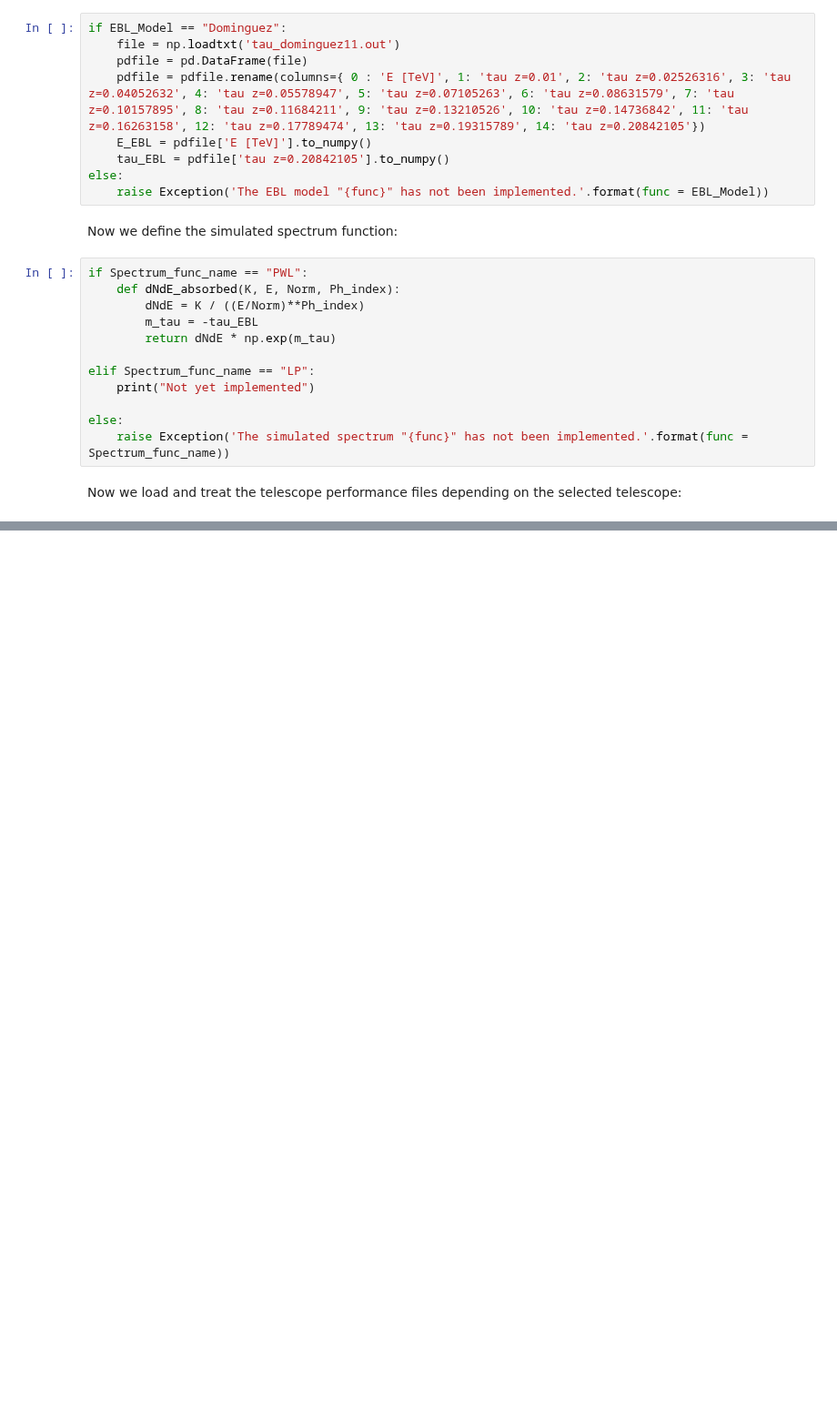
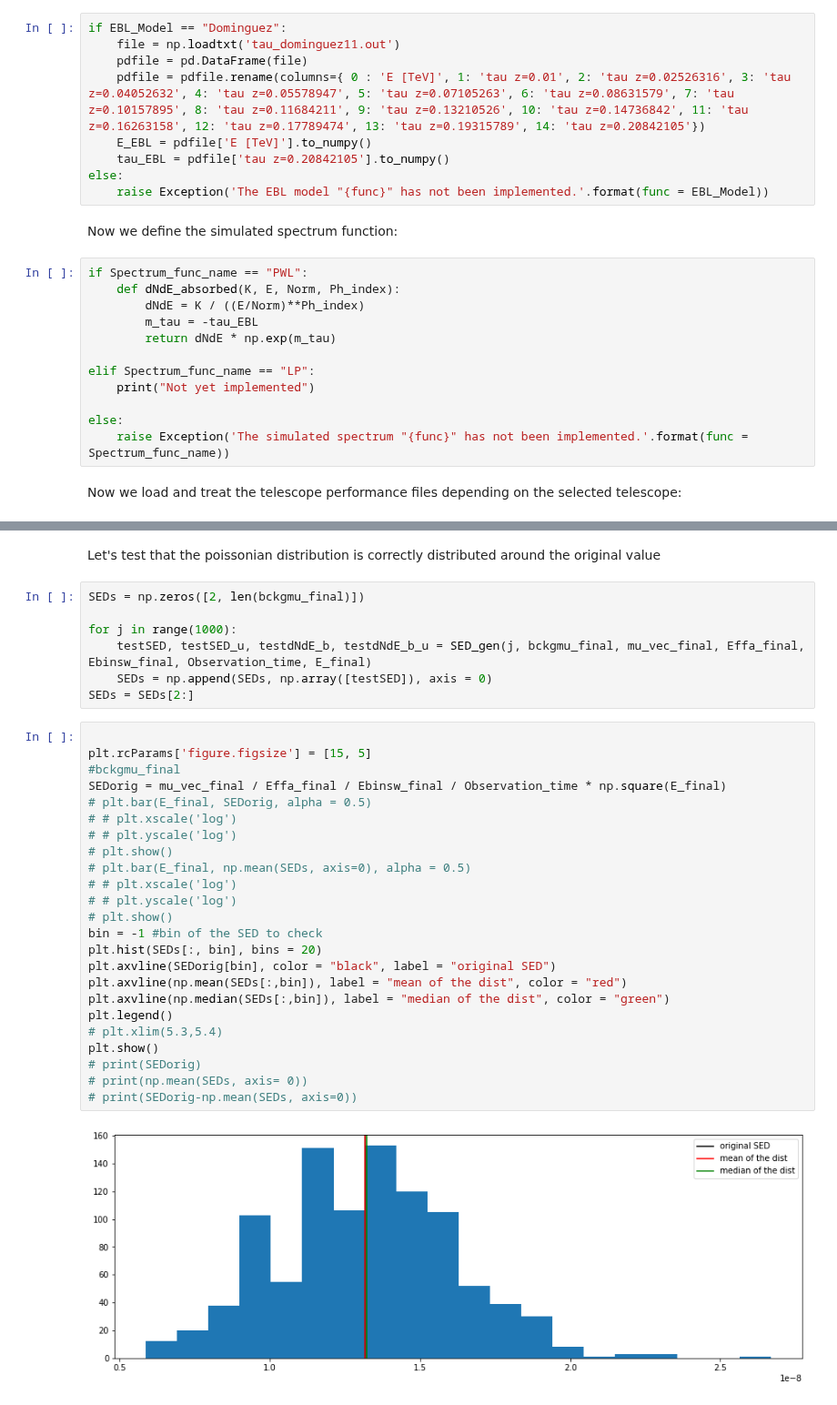
Before and after one commit to R-Grau/EBLpy, a Jupyter notebook: EBL_fit_MC.ipynb, the cells around one changed output, grey strips where cells are left out. Shown at 91% size. Drawn from its saved outputs; the diff is of its cells as text; blank space fills up the shorter version.

```diff
--- a/EBL_fit_MC.ipynb
+++ b/EBL_fit_MC.ipynb
@@ -459,0 +471,35 @@ Energy migration =  False
+# %% [markdown]
+Let's test that the poissonian distribution is correctly distributed around the original value
+# %%
+SEDs = np.zeros([2, len(bckgmu_final)])
+
+for j in range(1000):
+    testSED, testSED_u, testdNdE_b, testdNdE_b_u = SED_gen(j, bckgmu_final, mu_vec_final, Effa_final, Ebinsw_final, Observation_time, E_final)
+    SEDs = np.append(SEDs, np.array([testSED]), axis = 0)
+SEDs = SEDs[2:]
+# %%
+
+plt.rcParams['figure.figsize'] = [15, 5]
+#bckgmu_final
+SEDorig = mu_vec_final / Effa_final / Ebinsw_final / Observation_time * np.square(E_final)
+# plt.bar(E_final, SEDorig, alpha = 0.5)
+# # plt.xscale('log')
+# # plt.yscale('log')
+# plt.show()
+# plt.bar(E_final, np.mean(SEDs, axis=0), alpha = 0.5)
+# # plt.xscale('log')
+# # plt.yscale('log')
+# plt.show()
+bin = -1 #bin of the SED to check
+plt.hist(SEDs[:, bin], bins = 20)
+plt.axvline(SEDorig[bin], color = "black", label = "original SED")
+plt.axvline(np.mean(SEDs[:,bin]), label = "mean of the dist", color = "red")
+plt.axvline(np.median(SEDs[:,bin]), label = "median of the dist", color = "green")
+plt.legend()
+# plt.xlim(5.3,5.4)
+plt.show()
+# print(SEDorig)
+# print(np.mean(SEDs, axis= 0))
+# print(SEDorig-np.mean(SEDs, axis=0))
+# %% [output]
+[figure, added]
```
Also changed, not shown: parts of 11 cells of this notebook, 1 other file.
